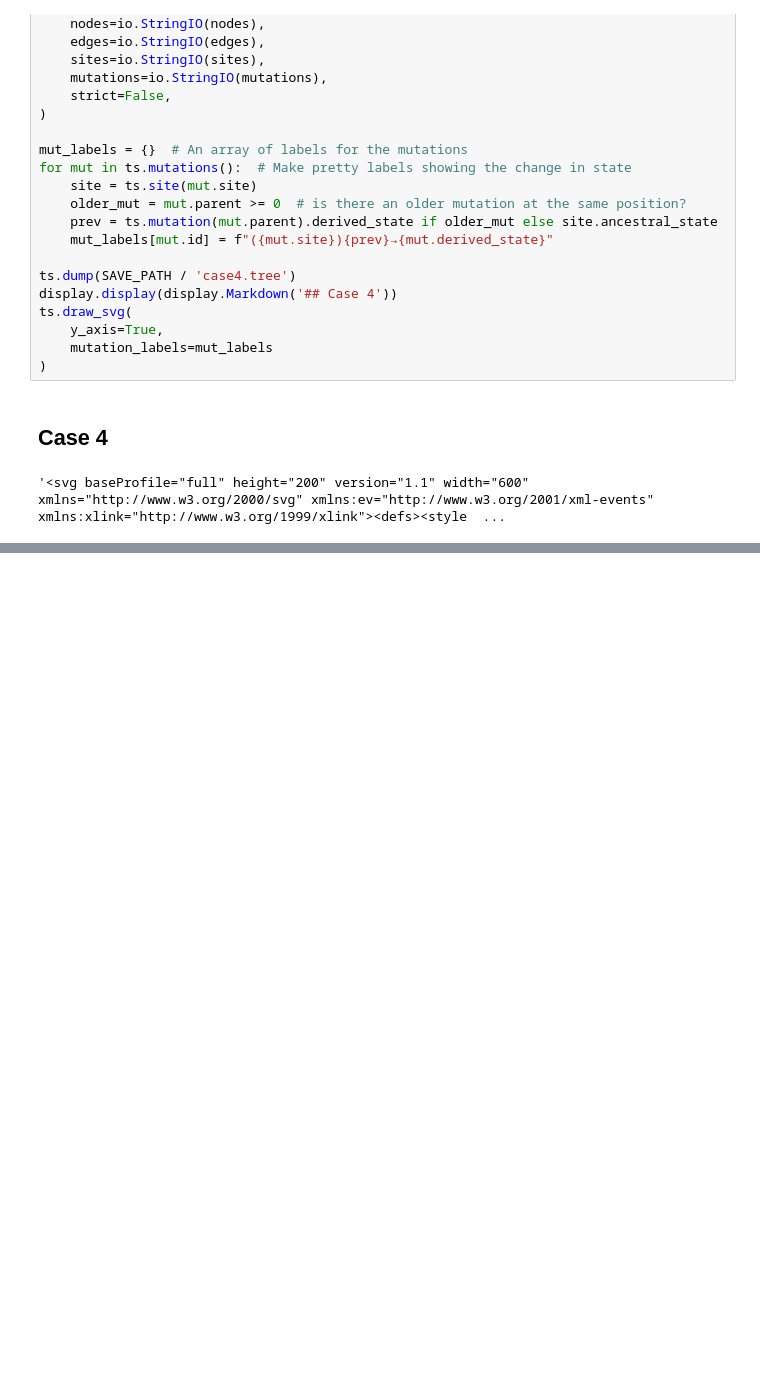
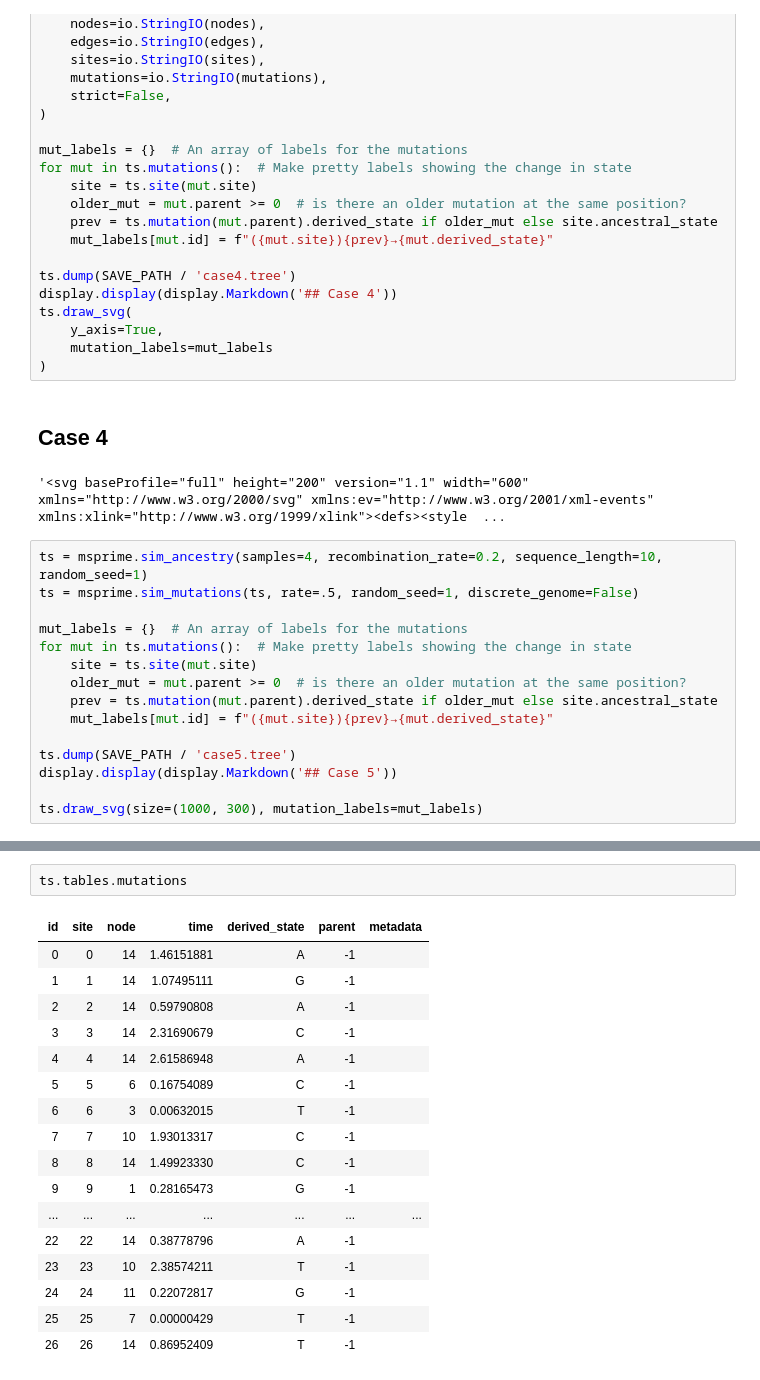
Before and after one commit to lkirk/ts-two-locus-proto, a Jupyter notebook: notebooks/TestCases.ipynb, the cells around one changed output, grey strips where cells are left out. Cells and saved outputs as stored; diff of their text form; blank space fills up the shorter version.

```diff
--- a/notebooks/TestCases.ipynb
+++ b/notebooks/TestCases.ipynb
@@ -236,3 +256,18 @@ ts.draw_svg(
 # %% [output]
 ## Case 4
 '<svg baseProfile="full" height="200" version="1.1" width="600" xmlns="http://www.w3.org/2000/svg" xmlns:ev="http://www.w3.org/2001/xml-events" xmlns:xlink="http://www.w3.org/1999/xlink"><defs><style  ...
+# %%
+ts = msprime.sim_ancestry(samples=4, recombination_rate=0.2, sequence_length=10, random_seed=1)
+ts = msprime.sim_mutations(ts, rate=.5, random_seed=1, discrete_genome=False)
+
+mut_labels = {}  # An array of labels for the mutations
+for mut in ts.mutations():  # Make pretty labels showing the change in state
+    site = ts.site(mut.site)
+    older_mut = mut.parent >= 0  # is there an older mutation at the same position?
+    prev = ts.mutation(mut.parent).derived_state if older_mut else site.ancestral_state
+    mut_labels[mut.id] = f"({mut.site}){prev}→{mut.derived_state}"
+
+ts.dump(SAVE_PATH / 'case5.tree')
+display.display(display.Markdown('## Case 5'))
+
+ts.draw_svg(size=(1000, 300), mutation_labels=mut_labels)
@@ -238,0 +277,20 @@ ts.draw_svg(
+# %%
+ts.tables.mutations
+# %% [output]
+| id | site | node | time | derived_state | parent | metadata |
+| 0 | 0 | 14 | 1.46151881 | A | -1 |  |
+| 1 | 1 | 14 | 1.07495111 | G | -1 |  |
+| 2 | 2 | 14 | 0.59790808 | A | -1 |  |
+| 3 | 3 | 14 | 2.31690679 | C | -1 |  |
+| 4 | 4 | 14 | 2.61586948 | A | -1 |  |
+| 5 | 5 | 6 | 0.16754089 | C | -1 |  |
+| 6 | 6 | 3 | 0.00632015 | T | -1 |  |
+| 7 | 7 | 10 | 1.93013317 | C | -1 |  |
+| 8 | 8 | 14 | 1.49923330 | C | -1 |  |
+| 9 | 9 | 1 | 0.28165473 | G | -1 |  |
+| ... | ... | ... | ... | ... | ... | ... |
+| 22 | 22 | 14 | 0.38778796 | A | -1 |  |
+| 23 | 23 | 10 | 2.38574211 | T | -1 |  |
+| 24 | 24 | 11 | 0.22072817 | G | -1 |  |
+| 25 | 25 | 7 | 0.00000429 | T | -1 |  |
+| 26 | 26 | 14 | 0.86952409 | T | -1 |  |
```
Also changed, not shown: parts of 2 cells of this notebook.
